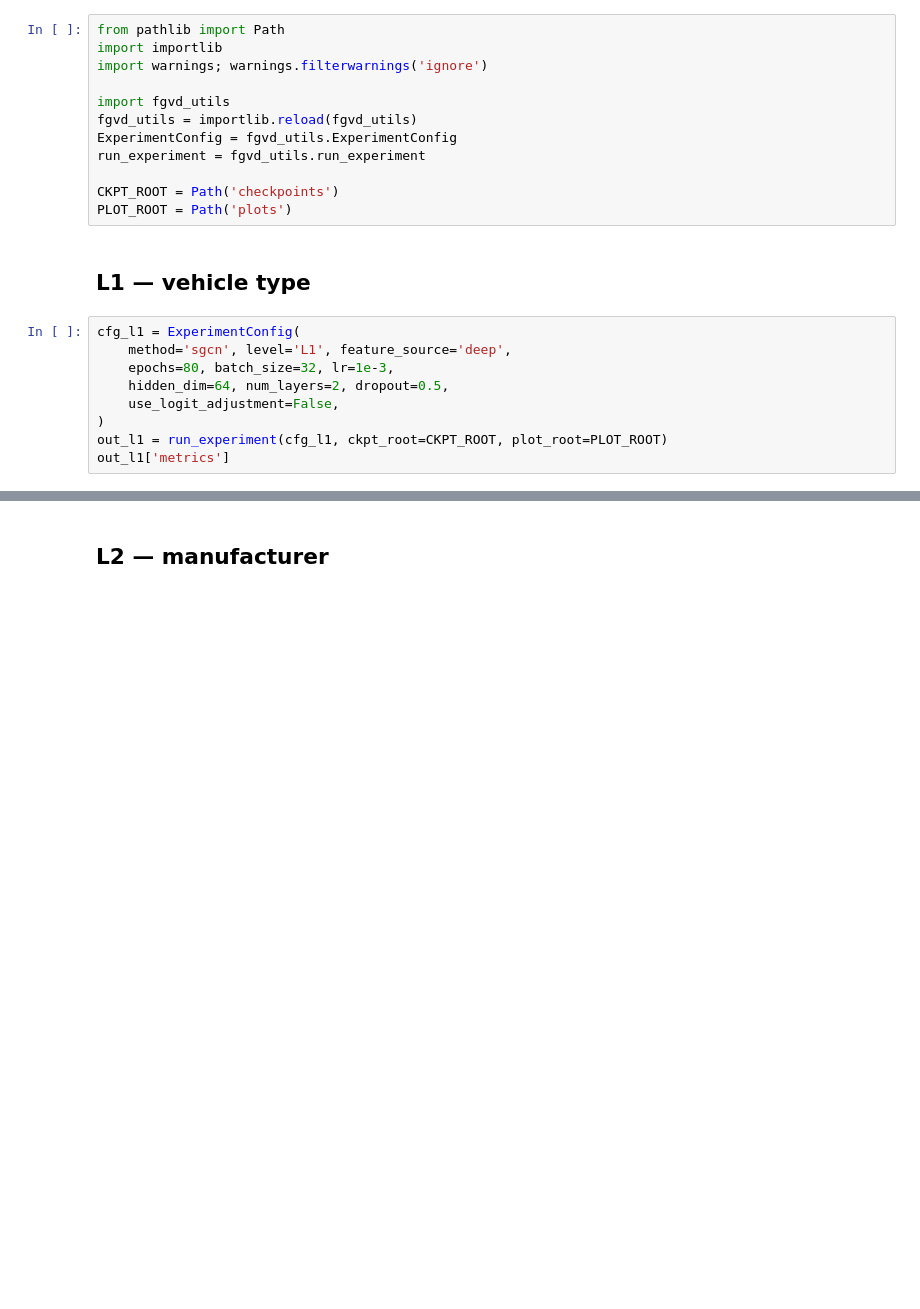
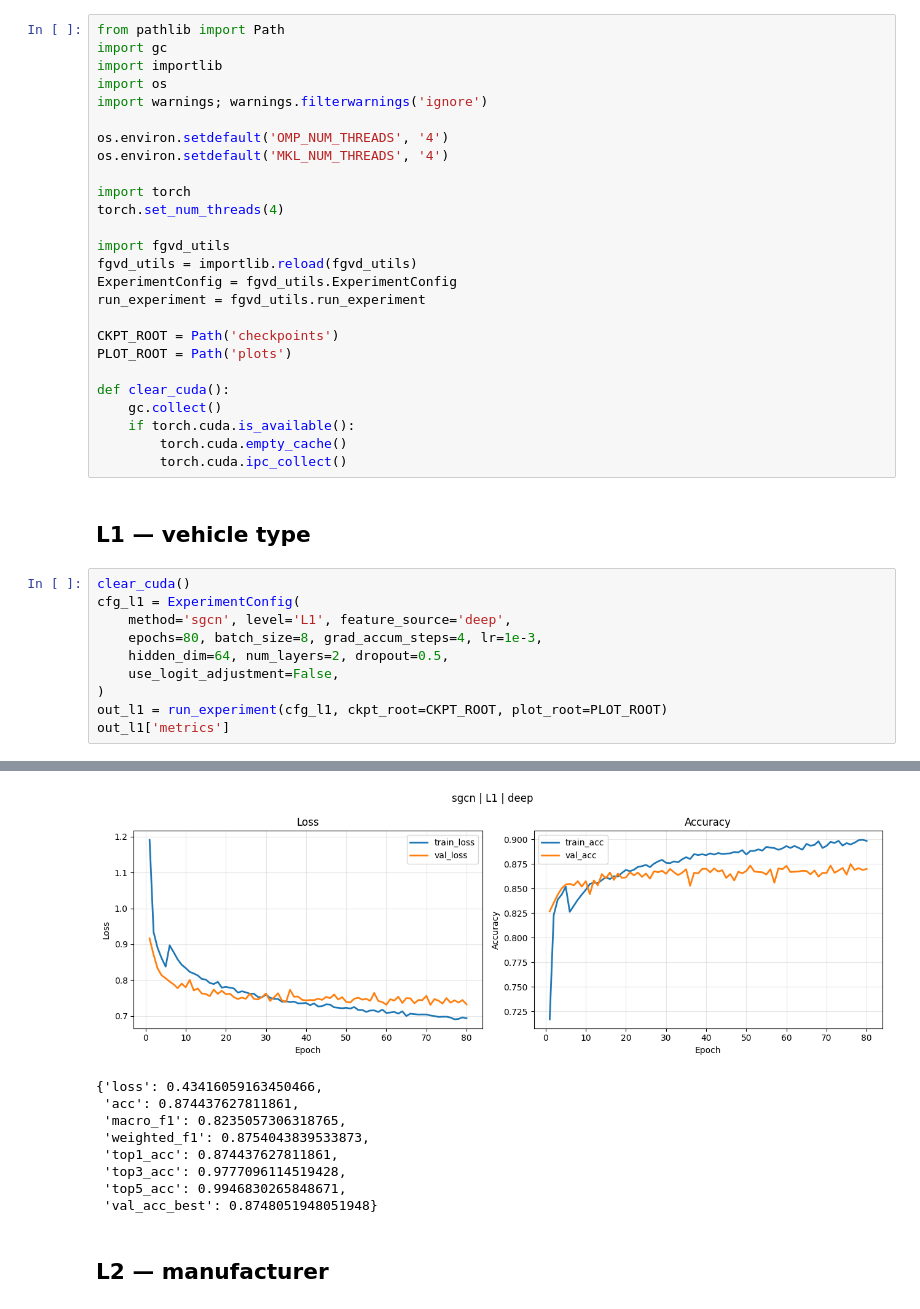
Before and after one commit to Anamikarajesh/FGVD, a Jupyter notebook: sgcn_df.ipynb, the cells around one changed output, grey strips where cells are left out. Saved outputs shown, nothing was run; the diff lists cells and outputs as text; blank space fills up the shorter version.

```diff
--- a/sgcn_df.ipynb
+++ b/sgcn_df.ipynb
@@ -7,8 +7,16 @@ Same SGCN architecture as the paper, but:
 - Tail-merge is auto-enabled for L2/L3; flat CE is the default training objective.
 # %%
 from pathlib import Path
+import gc
 import importlib
+import os
 import warnings; warnings.filterwarnings('ignore')
+
+os.environ.setdefault('OMP_NUM_THREADS', '4')
+os.environ.setdefault('MKL_NUM_THREADS', '4')
+
+import torch
+torch.set_num_threads(4)
 
 import fgvd_utils
 fgvd_utils = importlib.reload(fgvd_utils)
@@ -17,14 +25,22 @@ run_experiment = fgvd_utils.run_experiment
 
 CKPT_ROOT = Path('checkpoints')
 PLOT_ROOT = Path('plots')
+
+def clear_cuda():
+    gc.collect()
+    if torch.cuda.is_available():
+        torch.cuda.empty_cache()
+        torch.cuda.ipc_collect()
 # %% [markdown]
 ## L1 — vehicle type
 # %%
+clear_cuda()
 cfg_l1 = ExperimentConfig(
     method='sgcn', level='L1', feature_source='deep',
-    epochs=80, batch_size=32, lr=1e-3,
+    epochs=80, batch_size=8, grad_accum_steps=4, lr=1e-3,
     hidden_dim=64, num_layers=2, dropout=0.5,
     use_logit_adjustment=False,
 )
 out_l1 = run_experiment(cfg_l1, ckpt_root=CKPT_ROOT, plot_root=PLOT_ROOT)
 out_l1['metrics']
+# %% [output]
@@ -31,3 +64,12 @@ out_l1['metrics']
+[figure, added]
+{'loss': 0.43416059163450466,
+ 'acc': 0.874437627811861,
+ 'macro_f1': 0.8235057306318765,
+ 'weighted_f1': 0.8754043839533873,
+ 'top1_acc': 0.874437627811861,
+ 'top3_acc': 0.9777096114519428,
+ 'top5_acc': 0.9946830265848671,
+ 'val_acc_best': 0.8748051948051948}
 # %% [markdown]
 ## L2 — manufacturer
 # %%
```
Also changed, not shown: parts of 3 cells of this notebook, 25 other files.
